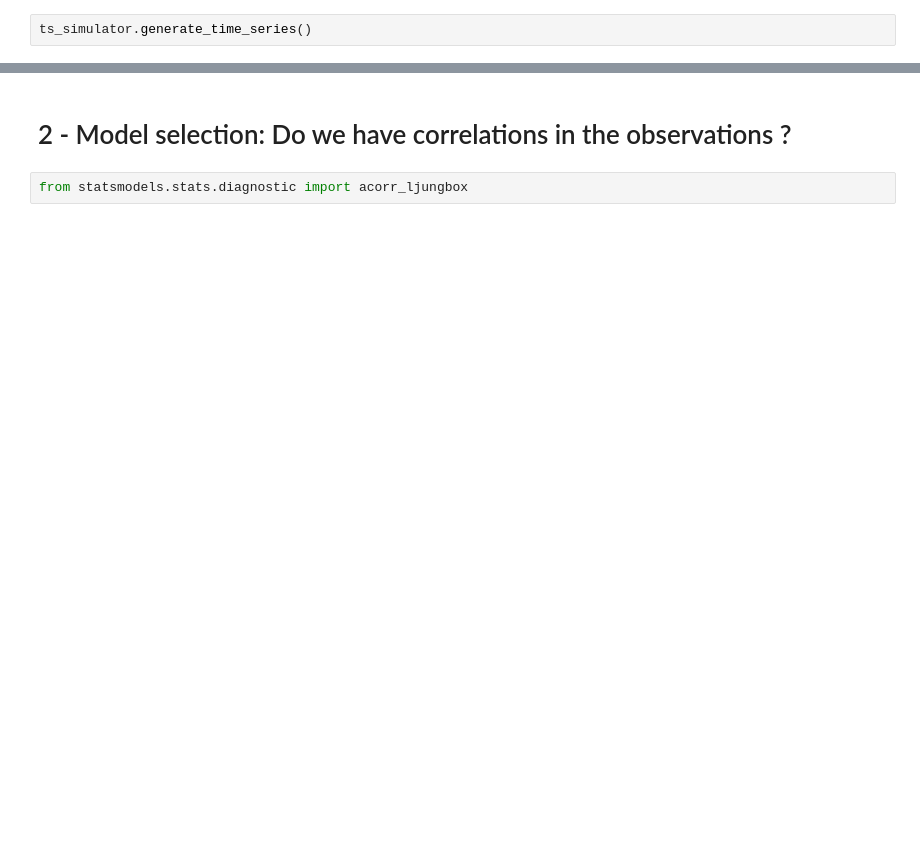
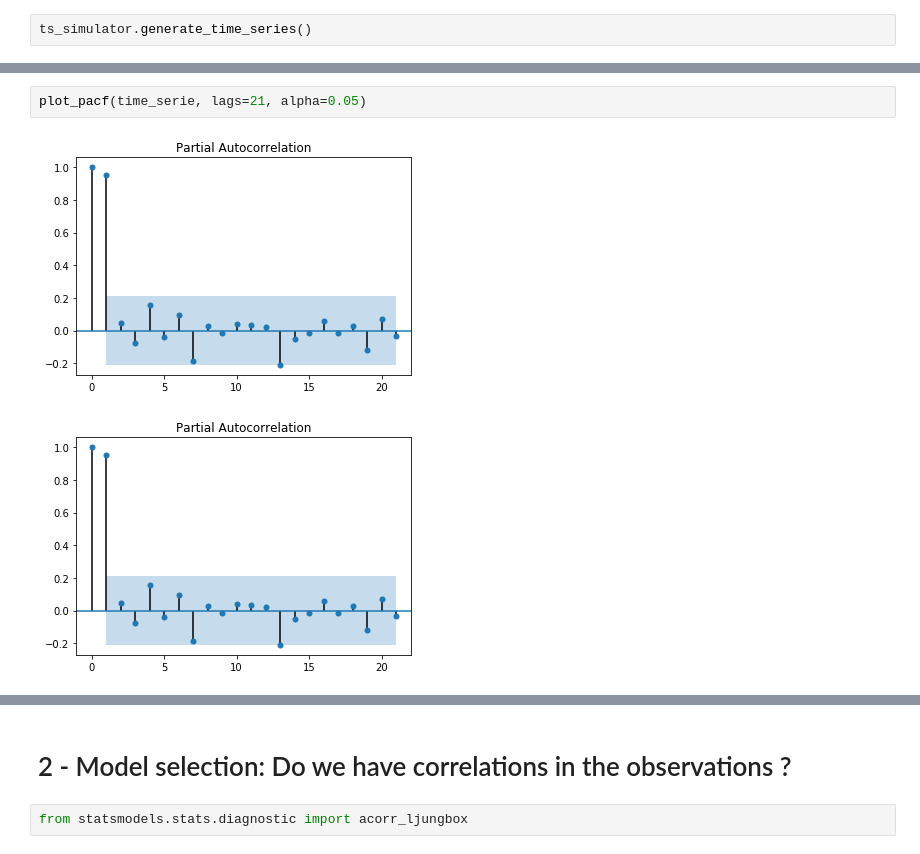
Before and after one commit to Simpliphy/ARIMA, a Jupyter notebook: analysis.ipynb, the cells around one changed output, grey strips where cells are left out. Drawn from its saved outputs; the diff is of its cells as text; blank space fills up the shorter version.

```diff
--- a/analysis.ipynb
+++ b/analysis.ipynb
@@ -16,0 +41,5 @@ from statsmodels.tsa.stattools import adfuller
+# %%
+plot_pacf(time_serie, lags=21, alpha=0.05)
+# %% [output]
+[figure, added]
+[figure, added]
```
Also changed, not shown: parts of 28 cells of this notebook, 5 other files.
